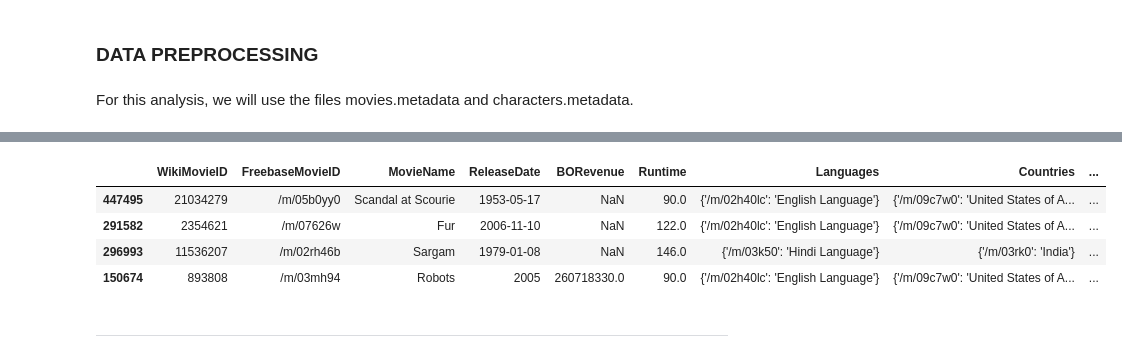
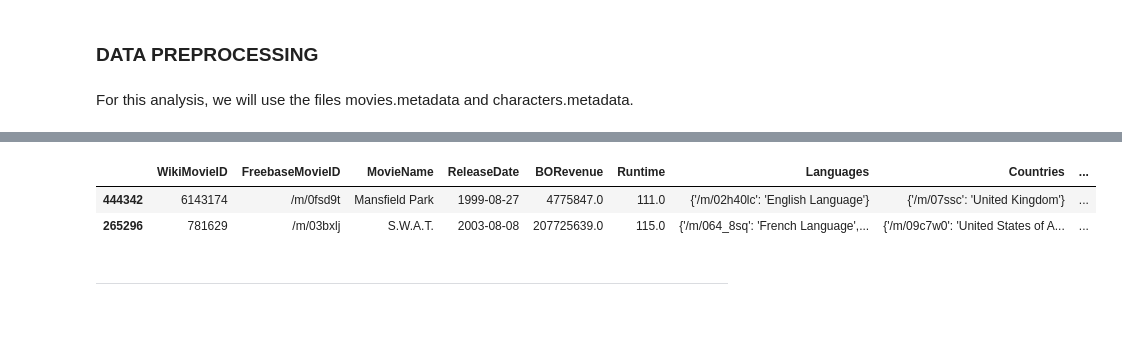
Before and after one commit to epfl-ada/ada-2023-project-teamcajare2023, a Jupyter notebook: P2.ipynb, the cells around one changed output, grey strips where cells are left out. Drawn from its saved outputs; the diff is of its cells as text; code cells hidden in the pictures; blank space fills up the shorter version.

```diff
--- a/P2.ipynb
+++ b/P2.ipynb
@@ -12,10 +13,12 @@ from itertools import islice
 from wordcloud import WordCloud
 from sklearn.linear_model import LinearRegression
 # %%
-DATA_PATH = "MovieSummaries"
-MOVIE_PATH = DATA_PATH + "/movie.metadata.tsv"
-CHARACTER_PATH = DATA_PATH + "/character.metadata.tsv"
-CHARACTER_TYPE_PATH = DATA_PATH + "/tvtropes.clusters.txt"
+current_directory = os.getcwd()
+
+DATA_PATH = os.path.join(current_directory, "MovieSummaries")
+MOVIE_PATH = os.path.join(DATA_PATH, "movie.metadata.tsv")
+CHARACTER_PATH = os.path.join(DATA_PATH, "character.metadata.tsv")
+CHARACTER_TYPE_PATH = os.path.join(DATA_PATH, "tvtropes.clusters.txt")
 # %%
 def convert_date(date_string):
     """
@@ -82,7 +85,6 @@ characters = pd.read_csv(CHARACTER_PATH, sep='\t', names=headers_characters)
 # Merge the 2 datasets according to the common columns, and drop the columns that we don't need
 cmu = movies.merge(characters, how='left', on=['WikiMovieID', 'FreebaseMovieID', 'ReleaseDate'])
 cmu = cmu.drop('DoB', axis=1)
-cmu = cmu.drop('ActorName', axis=1)
 cmu.sample(2)
 # %% [output]
 |  | WikiMovieID | FreebaseMovieID | MovieName | ReleaseDate | BORevenue | Runtime | Languages | Countries | ... |
@@ -122,13 +124,11 @@ cmu = cmu[(cmu['Height'] > Q1 - 1.5 * IQR) & (cmu['Height'] < Q3 + 1.5 * IQR)]
 lower, upper = 40, 180
 cmu = cmu[(cmu['Runtime'] >= lower) & (cmu['Runtime'] <= upper)]
 # %%
-cmu.sample(4)
+cmu.sample(2)
 # %% [output]
 |  | WikiMovieID | FreebaseMovieID | MovieName | ReleaseDate | BORevenue | Runtime | Languages | Countries | ... |
-| 447495 | 21034279 | /m/05b0yy0 | Scandal at Scourie | 1953-05-17 | NaN | 90.0 | {'/m/02h40lc': 'English Language'} | {'/m/09c7w0': 'United States of A... | ... |
-| 291582 | 2354621 | /m/07626w | Fur | 2006-11-10 | NaN | 122.0 | {'/m/02h40lc': 'English Language'} | {'/m/09c7w0': 'United States of A... | ... |
-| 296993 | 11536207 | /m/02rh46b | Sargam | 1979-01-08 | NaN | 146.0 | {'/m/03k50': 'Hindi Language'} | {'/m/03rk0': 'India'} | ... |
-| 150674 | 893808 | /m/03mh94 | Robots | 2005 | 260718330.0 | 90.0 | {'/m/02h40lc': 'English Language'} | {'/m/09c7w0': 'United States of A... | ... |
+| 444342 | 6143174 | /m/0fsd9t | Mansfield Park | 1999-08-27 | 4775847.0 | 111.0 | {'/m/02h40lc': 'English Language'} | {'/m/07ssc': 'United Kingdom'} | ... |
+| 265296 | 781629 | /m/03bxlj | S.W.A.T. | 2003-08-08 | 207725639.0 | 115.0 | {'/m/064_8sq': 'French Language',... | {'/m/09c7w0': 'United States of A... | ... |
 # %% [markdown]
 ---
 # %% [markdown]
```
Also changed, not shown: parts of 16 cells of this notebook.
